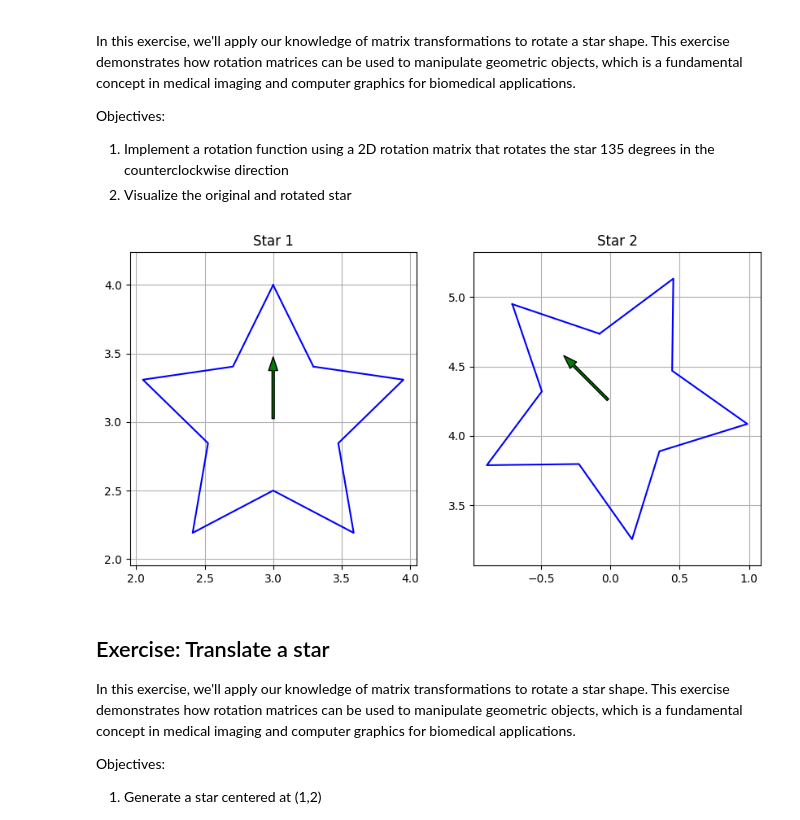
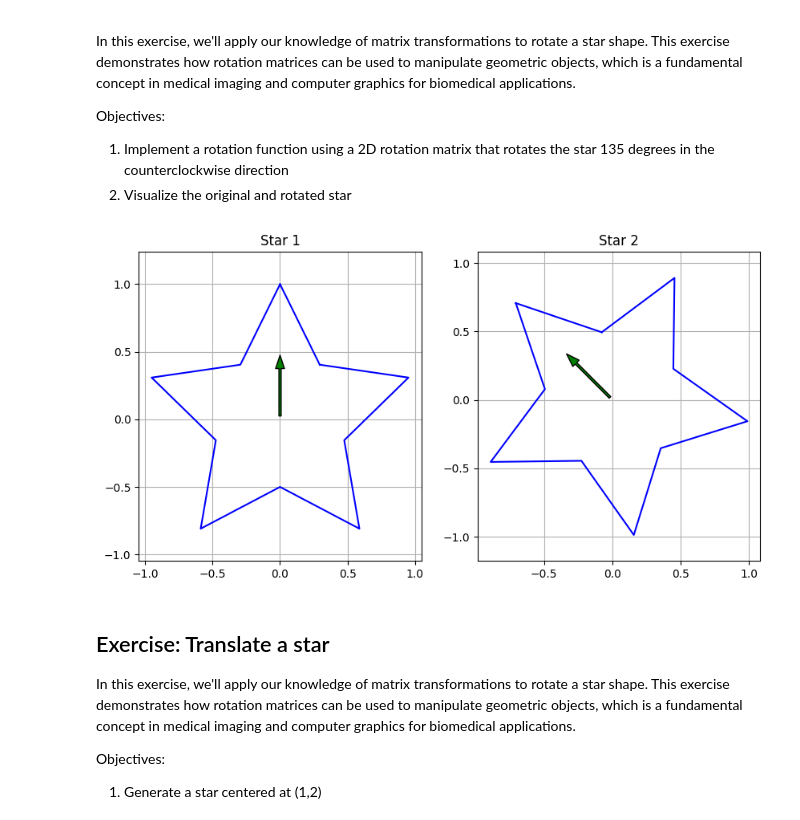
Before and after one commit to siriyar1013/BME3053C-Spring-2025, a Jupyter notebook: lessons-solved/06_Matrix_Transformations_03_03_2025.ipynb, the cells around one changed output. Saved outputs shown, nothing was run; the diff lists cells and outputs as text; code cells hidden in the pictures.

```diff
--- a/lessons-solved/06_Matrix_Transformations_03_03_2025.ipynb
+++ b/lessons-solved/06_Matrix_Transformations_03_03_2025.ipynb
@@ -332,21 +332,21 @@ Objectives:
 # %%
 def rotate_vertices(star_points, angle_degrees):
     """
     This function rotates an object defined as a set of vertices.
     """
     rotation = rotate_2d(angle_degrees)
     rotated_star = (rotation  @ star_points.T).T
 
     return rotated_star
 
 
-star = generate_star(center=(3,3))
+star = generate_star(center=(0,0))
 
 rotated_star = rotate_vertices(star, 45)
 
 plot_stars([star,rotated_star])
 # %% [output]
-[figure, old version]
+[figure, new version]
 # %% [markdown]
 ## Exercise: Translate a star
 In this exercise, we'll apply our knowledge of matrix transformations to rotate a star shape. This exercise demonstrates how rotation matrices can be used to manipulate geometric objects, which is a fundamental concept in medical imaging and computer graphics for biomedical applications.
```
Also changed, not shown: parts of 4 cells of this notebook.
